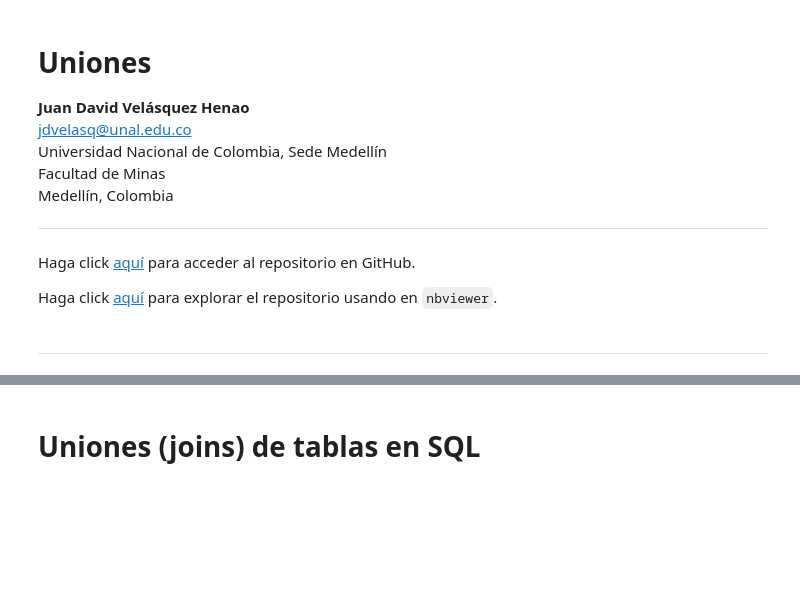
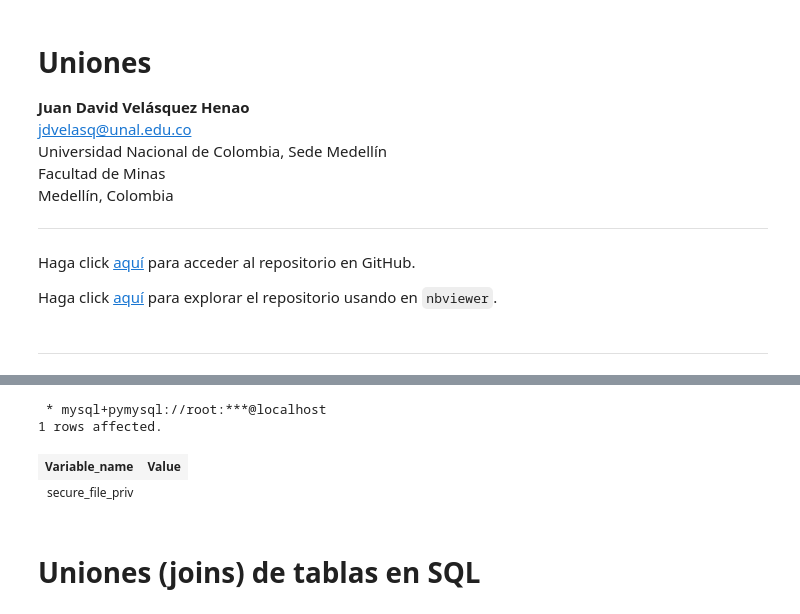
Before and after one commit to christiancalidad/SQL-basics, a Jupyter notebook: 04-joins.ipynb, the cells around one changed output, grey strips where cells are left out. Drawn from its saved outputs; the diff is of its cells as text; code cells hidden in the pictures; blank space fills up the shorter version.

```diff
--- a/04-joins.ipynb
+++ b/04-joins.ipynb
@@ -33,3 +31,11 @@ Haga click [aquí](http://nbviewer.jupyter.org/github/jdvelasq/SQL-basics/tree/m
+# %%
+%%sql
+SHOW VARIABLES LIKE "secure_file_priv";
+# %% [output]
+ * mysql+pymysql://root:***@localhost
+1 rows affected.
+| Variable_name | Value |
+| secure_file_priv |  |
 # %% [markdown]
 # Uniones (joins) de tablas en SQL
 # %% [markdown]
```
Also changed, not shown: parts of 12 cells of this notebook, 1 other file.
